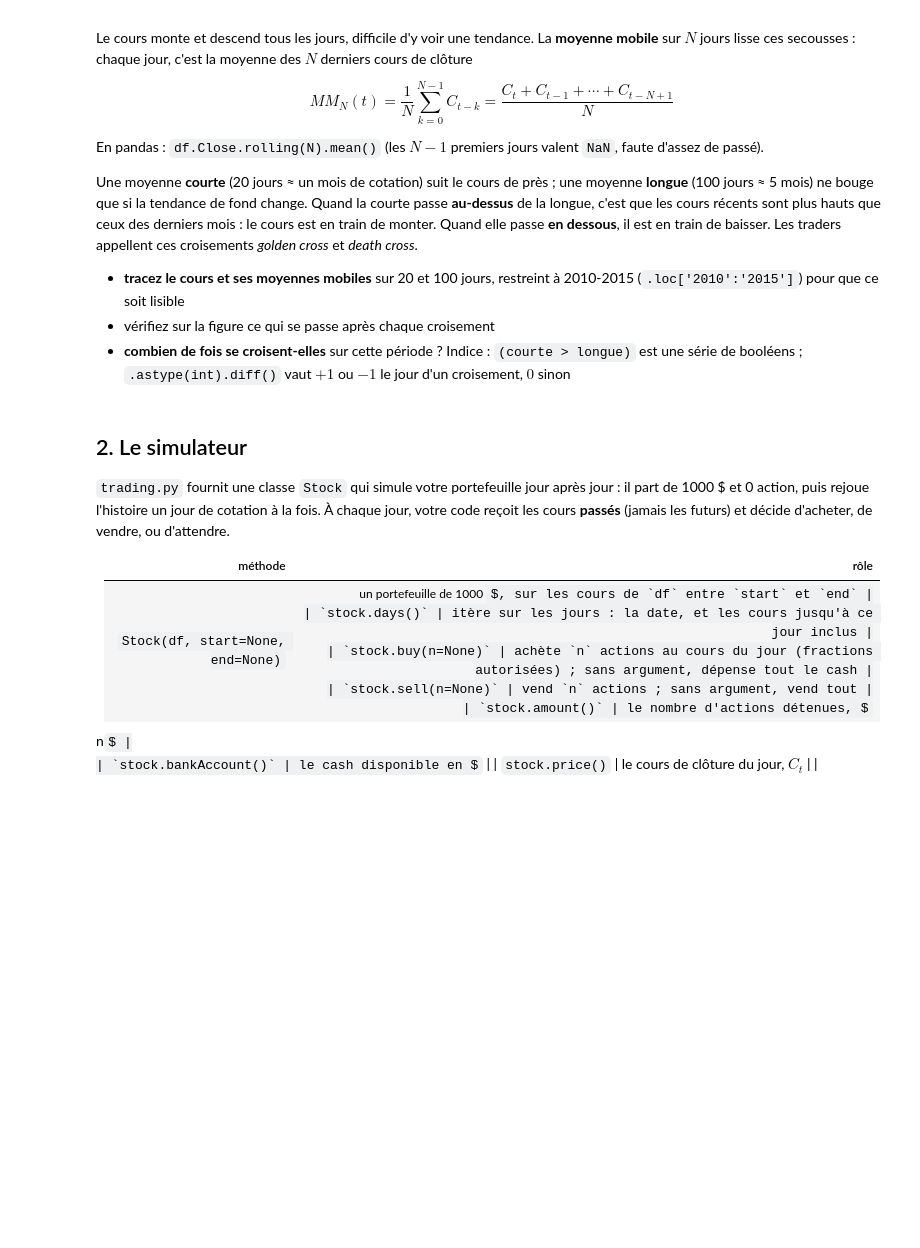
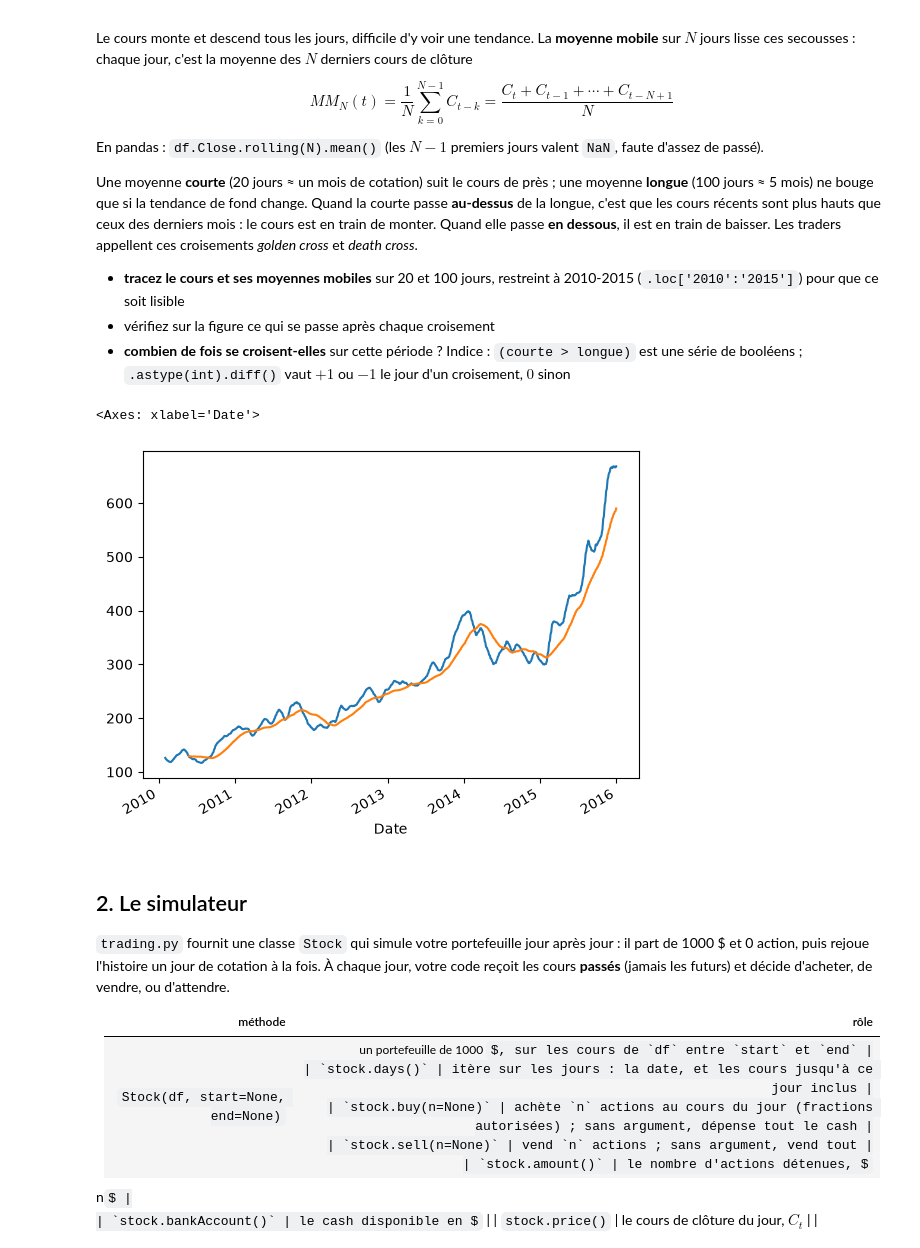
Before and after one commit to maxime-fourel/projet-trading-pandas, a Jupyter notebook: Groupe-4.ipynb, the cells around one changed output. Cells and saved outputs as stored; diff of their text form; code cells hidden in the pictures; some formulas as TeX source; blank space fills up the shorter version.

```diff
--- a/Groupe-4.ipynb
+++ b/Groupe-4.ipynb
@@ -188,7 +212,11 @@ Quand elle passe **en dessous**, il est en train de baisser. Les traders appelle
 - **combien de fois se croisent-elles** sur cette période ? Indice : `(courte > longue)` est une série de booléens ;
   `.astype(int).diff()` vaut $+1$ ou $-1$ le jour d'un croisement, $0$ sinon
 # %%
-# votre code
+mm_20 = df.Close.loc['2010':'2015'].rolling(20).mean().plot()
+mm_100 = df.Close.loc['2010':'2015'].rolling(100).mean().plot()
+# %% [output]
+<Axes: xlabel='Date'>
+[figure, added]
 # %% [markdown]
 ## 2. Le simulateur
 
```
Also changed, not shown: parts of 4 cells of this notebook.
